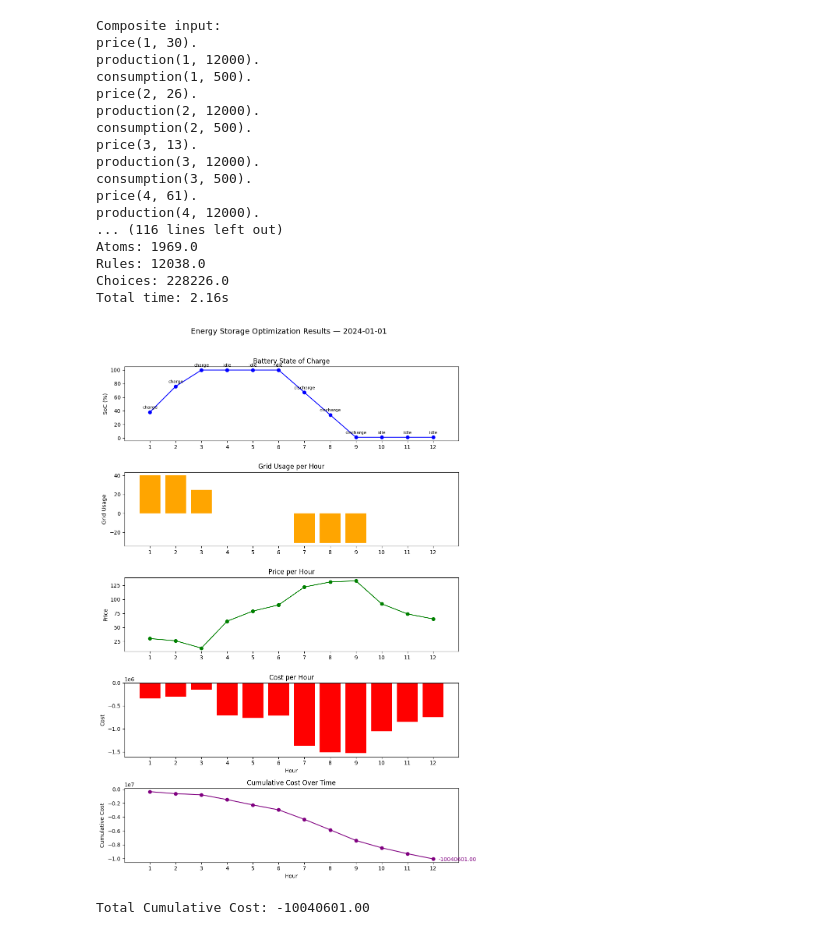
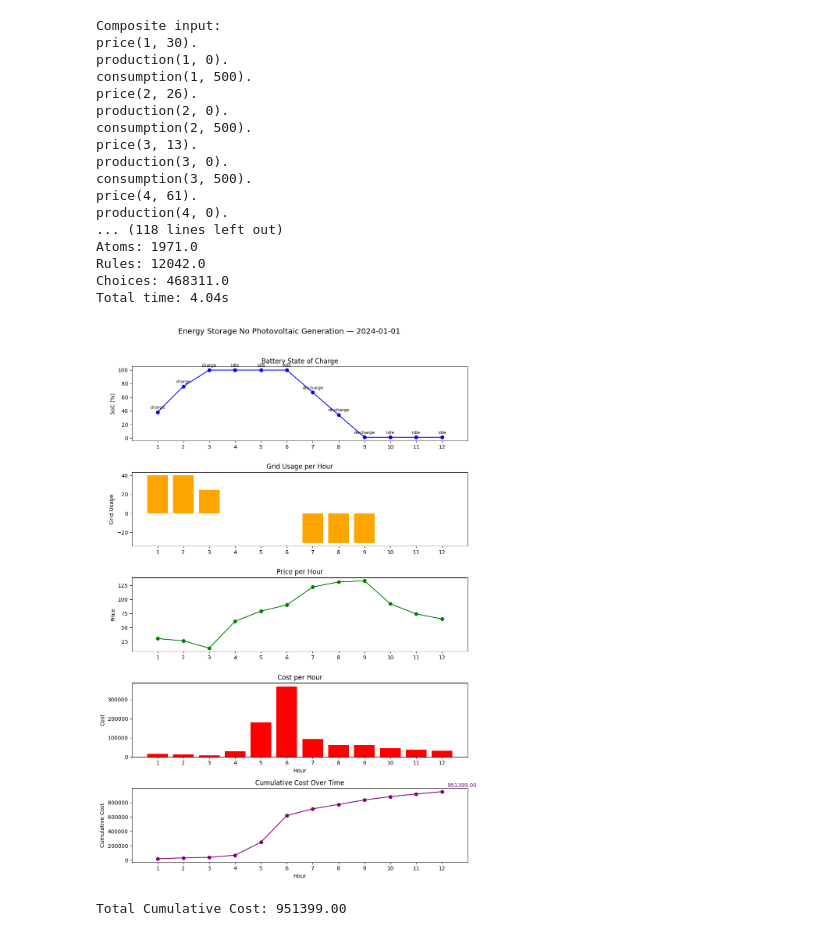
Before and after one commit to ErwinTerpstra/EnergyStorageOptimisationASP, a Jupyter notebook: Source/solve_schedule.ipynb, the cells around one changed output. Saved outputs shown, nothing was run; the diff lists cells and outputs as text; code cells hidden in the pictures.

```diff
--- a/Source/solve_schedule.ipynb
+++ b/Source/solve_schedule.ipynb
@@ -9,7 +9,7 @@ import numpy as np
 from datetime import datetime
 from itertools import batched
 
-DATA_FILE = '../Data_Extreme_Solar/daily_01_2024-01-01.json'
+DATA_FILE = '../Data_No_Solar/daily_01_2024-01-01.json'
 SCHEDULER_SOURCE = '../Source/schedule_discrete.lp'
 
 # This context class allows defining utility methods in Python to be called in the ASP code
@@ -166,21 +166,21 @@ schedule = [results["schedule"].get(h, "idle") for h in hours]
 # %% [output]
 Composite input:
 price(1, 30).
-production(1, 12000).
+production(1, 0).
 consumption(1, 500).
 price(2, 26).
-production(2, 12000).
+production(2, 0).
 consumption(2, 500).
 price(3, 13).
-production(3, 12000).
+production(3, 0).
 consumption(3, 500).
 price(4, 61).
-production(4, 12000).
-... (116 lines left out)
-Atoms: 1969.0
-Rules: 12038.0
-Choices: 228226.0
-Total time: 2.16s
+production(4, 0).
+... (118 lines left out)
+Atoms: 1971.0
+Rules: 12042.0
+Choices: 468311.0
+Total time: 4.04s
 # %%
 # --- Parse date from filename ---
 filename = os.path.basename(DATA_FILE)
@@ -190,7 +190,7 @@ plot_date = filename.split("_")[-1].replace(".json", "")
 fig, axs = plt.subplots(5, 1, figsize=(10, 14), sharex=True)
 
 # Add a global title with the date
-fig.suptitle(f"Energy Storage Optimization Results — {plot_date}", fontsize=14, y=1.02)
+fig.suptitle(f"Energy Storage No Photovoltaic Generation — {plot_date}", fontsize=14, y=1.02)
 
 # 1. SoC line plot
 axs[0].plot(hours, soc, marker='o', color='blue')
@@ -214,32 +214,32 @@ axs[3].bar(hours, cost, color='red')
 axs[3].set_ylabel("Cost")
 axs[3].set_title("Cost per Hour")
 axs[3].set_xlabel("Hour")
 
 # 5. Cumulative cost line plot
 cumulative_cost_series = np.cumsum(cost)
 axs[4].plot(hours, cumulative_cost_series, marker='o', color='purple')
 axs[4].set_ylabel("Cumulative Cost")
 axs[4].set_title("Cumulative Cost Over Time")
 axs[4].set_xlabel("Hour")
 
 # Annotate final cumulative cost (shifted higher and more to the right)
 axs[4].text(hours[-1] + 0.2,                # move 0.2 units to the right
             cumulative_cost_series[-1] * 1.05,  # place slightly above the last value
             f"{cumulative_cost_series[-1]:.2f}",
             ha='left', va='bottom', fontsize=10, color='purple')
 
 # Add hour ticks to all plots
 for ax in axs:
     ax.set_xticks(hours)
     ax.set_xticklabels(hours)
     ax.tick_params(labelbottom=True)  # <-- force labels to show on all subplots
 
 plt.tight_layout()
 plt.show()
 
 # --- Print total cumulative cost ---
 total_cost = cumulative_cost_series[-1]
 print(f"Total Cumulative Cost: {total_cost:.2f}")
 # %% [output]
-[figure, old version]
+[figure, new version]
-Total Cumulative Cost: -10040601.00
+Total Cumulative Cost: 951399.00
```
